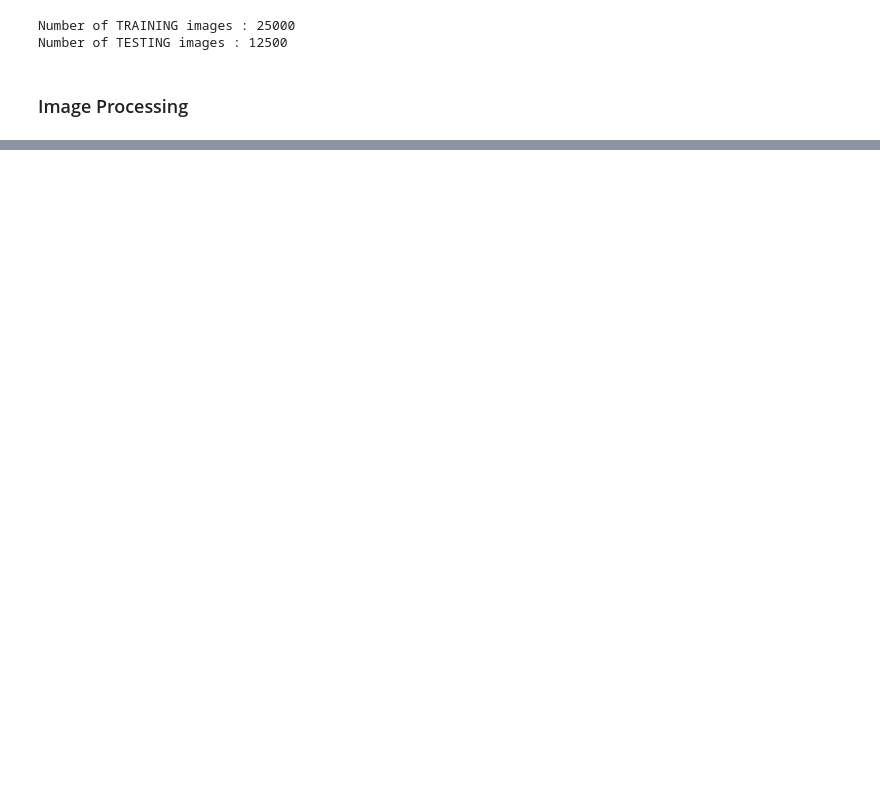
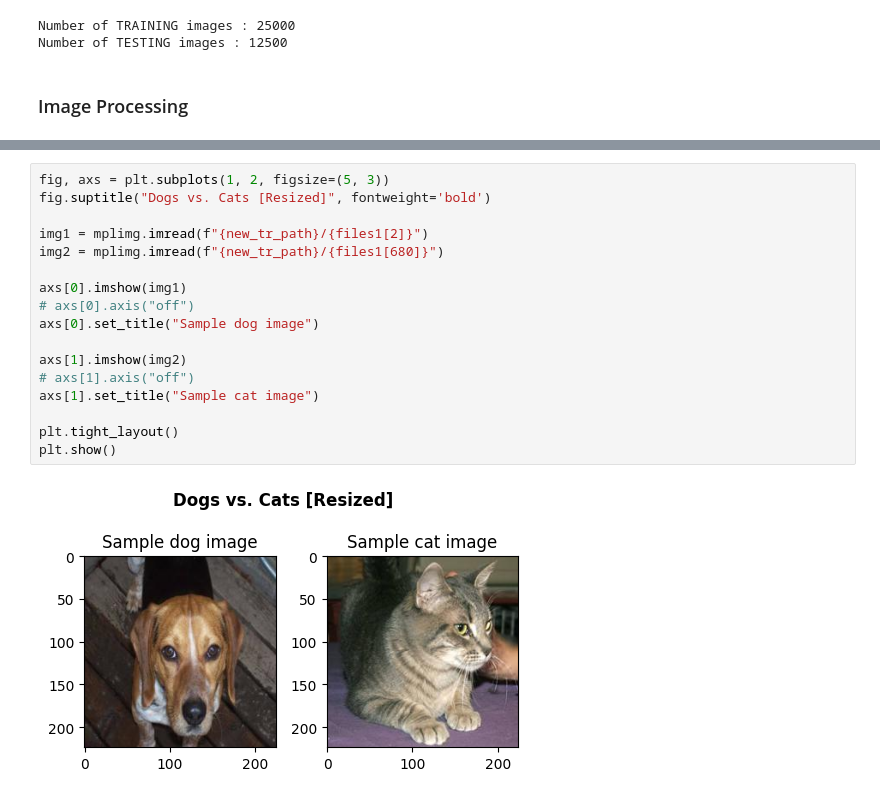
Before and after one commit to nirmit27/ds-and-ml, a Jupyter notebook: DL/Dogs_vs_Cats.ipynb, the cells around one changed output, grey strips where cells are left out. Saved outputs shown, nothing was run; the diff lists cells and outputs as text; blank space fills up the shorter version.

```diff
--- a/DL/Dogs_vs_Cats.ipynb
+++ b/DL/Dogs_vs_Cats.ipynb
@@ -93,0 +125,19 @@ plt.show()
+# %%
+fig, axs = plt.subplots(1, 2, figsize=(5, 3))
+fig.suptitle("Dogs vs. Cats [Resized]", fontweight='bold')
+
+img1 = mplimg.imread(f"{new_tr_path}/{files1[2]}")
+img2 = mplimg.imread(f"{new_tr_path}/{files1[680]}")
+
+axs[0].imshow(img1)
+# axs[0].axis("off")
+axs[0].set_title("Sample dog image")
+
+axs[1].imshow(img2)
+# axs[1].axis("off")
+axs[1].set_title("Sample cat image")
+
+plt.tight_layout()
+plt.show()
+# %% [output]
+[figure, added]
```
Also changed, not shown: parts of 5 cells of this notebook.
